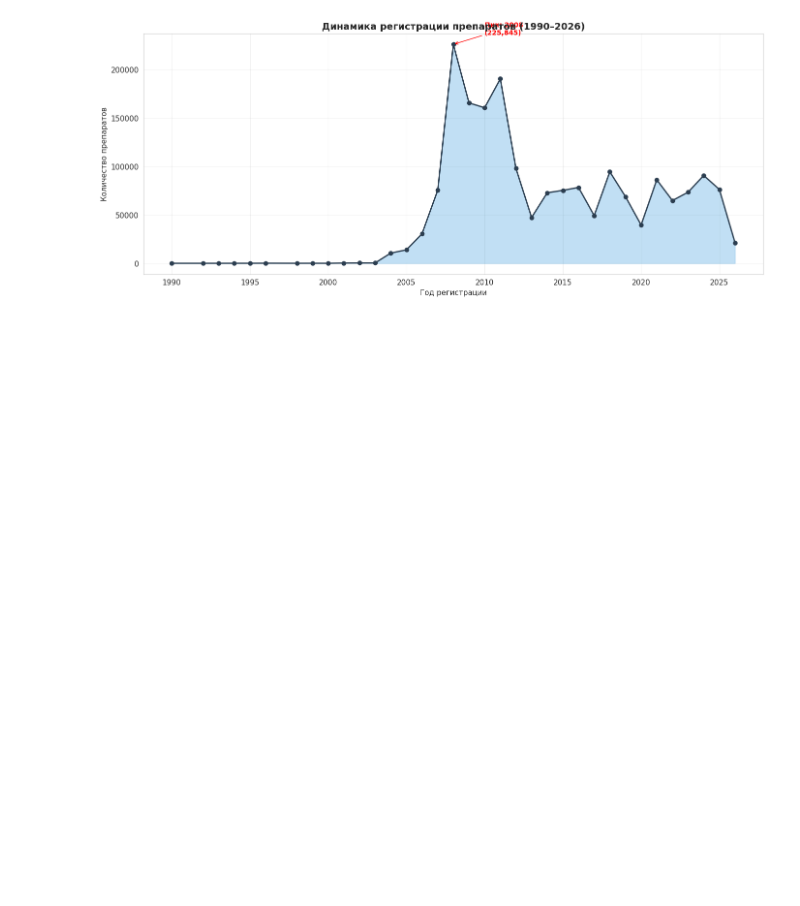
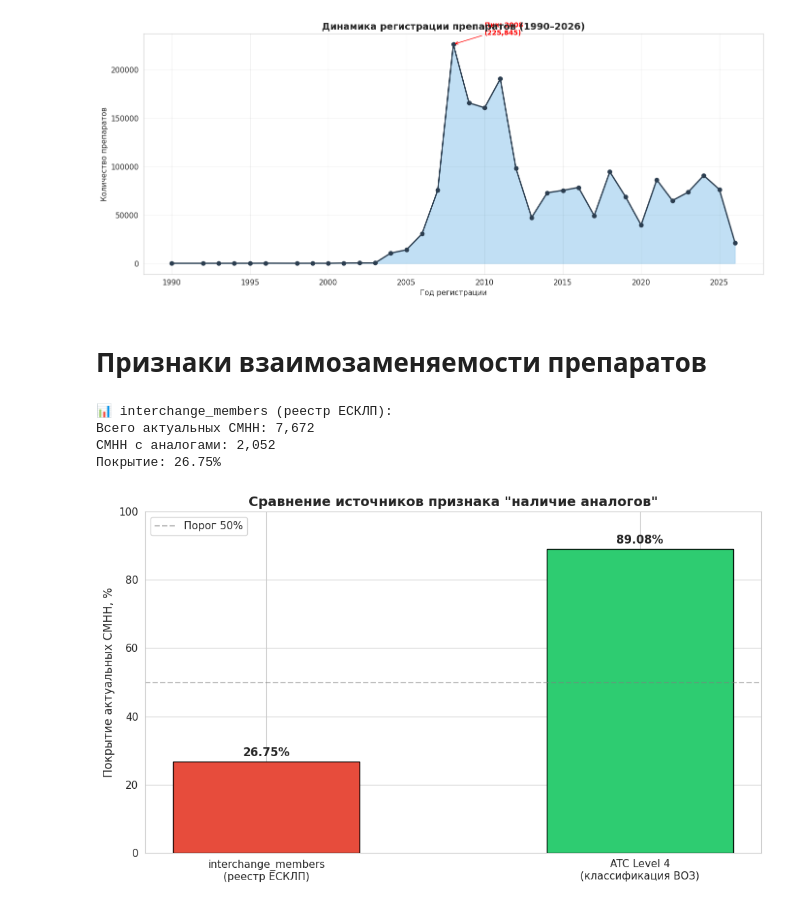
Before and after one commit to GilArtem/drug-deficit-predictor, a Jupyter notebook: notebooks/01_eda.ipynb, the cells around one changed output. Cells and saved outputs as stored; diff of their text form; code cells hidden in the pictures; blank space fills up the shorter version.

```diff
--- a/notebooks/01_eda.ipynb
+++ b/notebooks/01_eda.ipynb
@@ -371,3 +371,67 @@ plt.tight_layout()
 plt.show()
 # %% [output]
 [figure]
+# %% [markdown]
+# Признаки взаимозаменяемости препаратов
+# %%
+# ============================================================
+# ПРОВЕРКА: покрытие interchange_members vs ATC-признаков
+# ============================================================
+
+# 1. Покрытие interchange_members
+query_interchange = """
+SELECT
+    COUNT(DISTINCT dp.smnn_code) AS total_smnn,
+    COUNT(DISTINCT im.smnn_code) AS with_analogs_interchange,
+    ROUND(COUNT(DISTINCT im.smnn_code) * 100.0
+          / COUNT(DISTINCT dp.smnn_code), 2) AS pct_interchange
+FROM raw_data.drug_products dp
+LEFT JOIN raw_data.interchange_members im
+       ON dp.smnn_code = im.smnn_code
+WHERE dp.actual = TRUE
+"""
+coverage_interchange = pd.read_sql(query_interchange, engine)
+pct_interchange = coverage_interchange['pct_interchange'].iloc[0]
+
+
+print(f"\n📊 interchange_members (реестр ЕСКЛП):")
+print(f"Всего актуальных СМНН: {coverage_interchange['total_smnn'].iloc[0]:,}")
+print(f"СМНН с аналогами: {coverage_interchange['with_analogs_interchange'].iloc[0]:,}")
+print(f"Покрытие: {pct_interchange}%")
+
+# 2. Визуализация
+fig, ax = plt.subplots(figsize=(10, 6))
+
+categories = ['interchange_members\n(реестр ЕСКЛП)', 'ATC Level 4\n(классификация ВОЗ)']
+values = [pct_interchange, 89.08]  # 89.08% — из 02_preprocessing.ipynb
+colors = ['#e74c3c', '#2ecc71']  # красный = плохо, зелёный = хорошо
+
+bars = ax.bar(categories, values, color=colors, edgecolor='black', width=0.5)
+
+# Подписи значений
+for bar, value in zip(bars, values):
+    ax.text(
+        bar.get_x() + bar.get_width() / 2,
+        bar.get_height() + 1.5,
+        f'{value}%',
+        ha='center',
+        fontsize=12,
+        fontweight='bold'
+    )
+
+ax.set_ylabel('Покрытие актуальных СМНН, %', fontsize=12)
+ax.set_title('Сравнение источников признака "наличие аналогов"',
+             fontsize=14, fontweight='bold')
+ax.set_ylim(0, 100)
+ax.axhline(y=50, color='gray', linestyle='--', alpha=0.5, label='Порог 50%')
+ax.legend()
+
+plt.tight_layout()
+# plt.savefig(f'{NOTEBOOK_DIR}/07_interchange_members_vs_ATC.png', dpi=100, bbox_inches='tight')
+plt.show()
+# %% [output]
+📊 interchange_members (реестр ЕСКЛП):
+Всего актуальных СМНН: 7,672
+СМНН с аналогами: 2,052
+Покрытие: 26.75%
+[figure, added]
```
Also changed, not shown: parts of 1 cell of this notebook, 1 other file.
